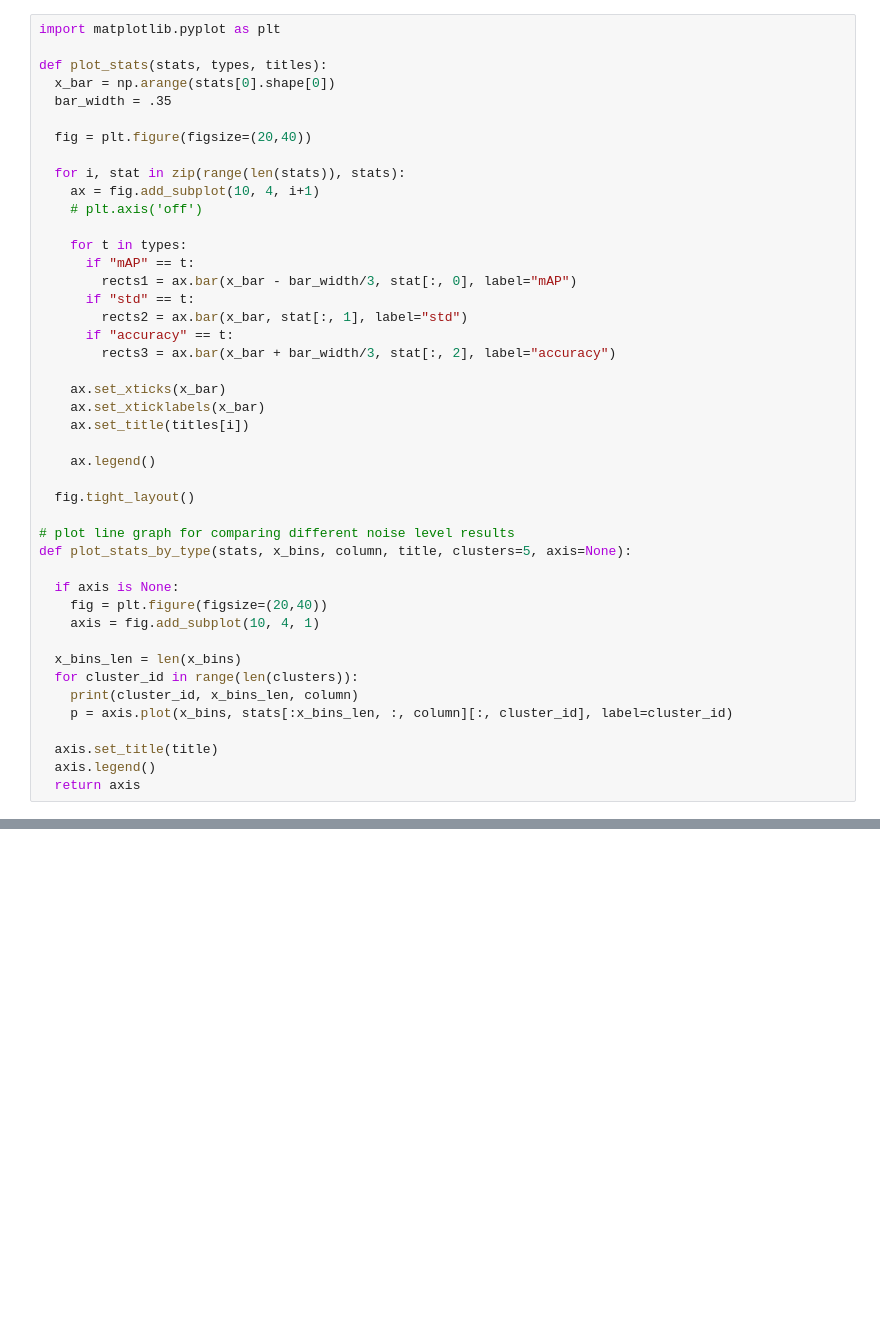
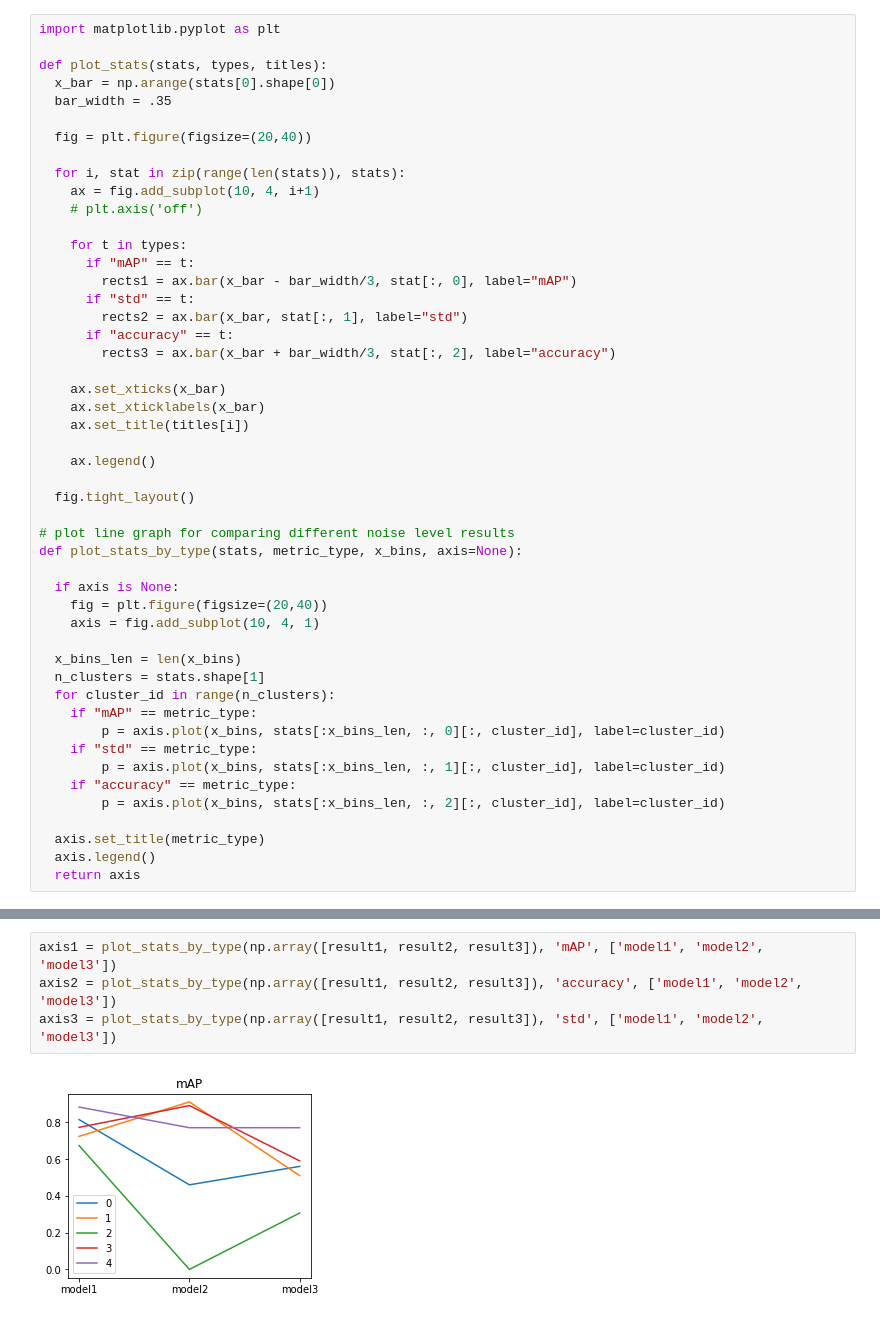
Before and after one commit to changsin/TDD, a Jupyter notebook: tdd_python/notebooks/SOLID_example.ipynb, the cells around one changed output, grey strips where cells are left out. Drawn from its saved outputs; the diff is of its cells as text; blank space fills up the shorter version.

```diff
--- a/tdd_python/notebooks/SOLID_example.ipynb
+++ b/tdd_python/notebooks/SOLID_example.ipynb
@@ -44,18 +50,23 @@ def plot_stats(stats, types, titles):
   fig.tight_layout()
 
 # plot line graph for comparing different noise level results
-def plot_stats_by_type(stats, x_bins, column, title, clusters=5, axis=None):
+def plot_stats_by_type(stats, metric_type, x_bins, axis=None):
 
   if axis is None:
     fig = plt.figure(figsize=(20,40))
     axis = fig.add_subplot(10, 4, 1)
 
   x_bins_len = len(x_bins)
-  for cluster_id in range(len(clusters)):
-    print(cluster_id, x_bins_len, column)
-    p = axis.plot(x_bins, stats[:x_bins_len, :, column][:, cluster_id], label=cluster_id)
+  n_clusters = stats.shape[1]
+  for cluster_id in range(n_clusters):
+    if "mAP" == metric_type:
+        p = axis.plot(x_bins, stats[:x_bins_len, :, 0][:, cluster_id], label=cluster_id)
+    if "std" == metric_type:
+        p = axis.plot(x_bins, stats[:x_bins_len, :, 1][:, cluster_id], label=cluster_id)
+    if "accuracy" == metric_type:
+        p = axis.plot(x_bins, stats[:x_bins_len, :, 2][:, cluster_id], label=cluster_id)
 
-  axis.set_title(title)
+  axis.set_title(metric_type)
   axis.legend()
   return axis
 # %%
@@ -81,0 +78,6 @@ plot_stats_by_type(np.array([result1, result2]), ['cnn', 'prob'], 2, 'accuraccy'
+# %%
+axis1 = plot_stats_by_type(np.array([result1, result2, result3]), 'mAP', ['model1', 'model2', 'model3'])
+axis2 = plot_stats_by_type(np.array([result1, result2, result3]), 'accuracy', ['model1', 'model2', 'model3'])
+axis3 = plot_stats_by_type(np.array([result1, result2, result3]), 'std', ['model1', 'model2', 'model3'])
+# %% [output]
+[figure, added]
```
Also changed, not shown: parts of 4 cells of this notebook.
